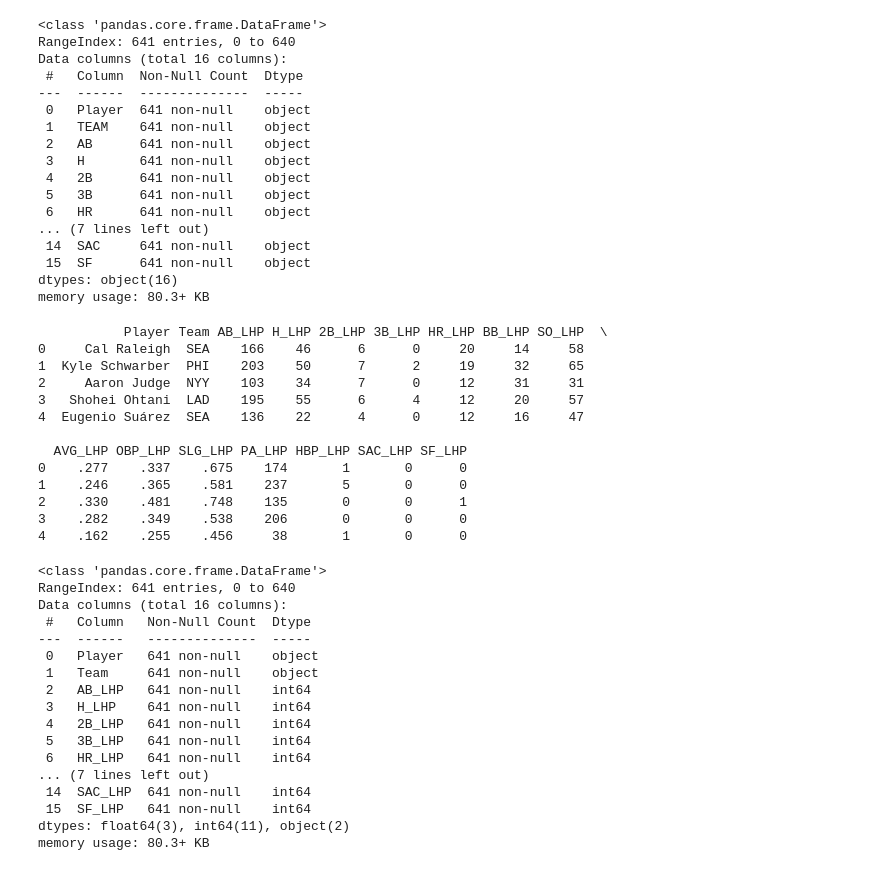
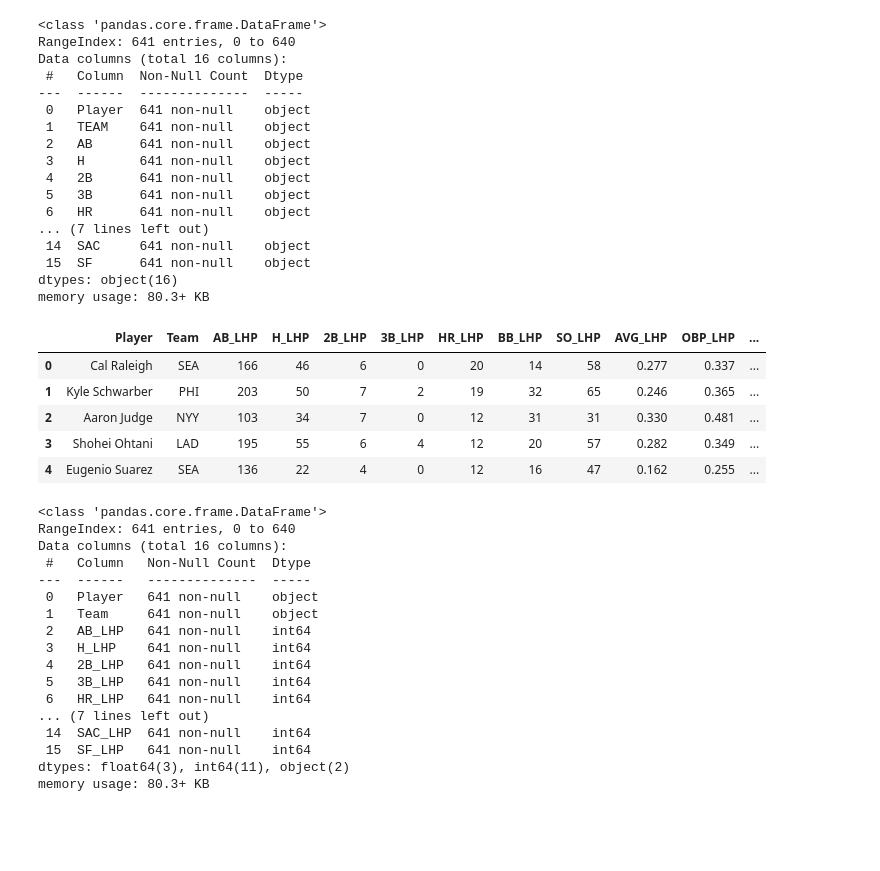
Before and after one commit to Jeremy-Thompson33/BaseballSimulator, a Jupyter notebook: BaseballSimulation.ipynb, the cells around one changed output. Saved outputs shown, nothing was run; the diff lists cells and outputs as text; code cells hidden in the pictures; blank space fills up the shorter version.

```diff
--- a/BaseballSimulation.ipynb
+++ b/BaseballSimulation.ipynb
@@ -521,23 +522,16 @@ memory usage: 80.3+ KB
 # %%
 # Change header names
 full_LHP_hitting_stats_df.columns = ['Player'] + ['Team'] + [col + '_LHP' if not col.endswith('LHP') else col for col in full_LHP_hitting_stats_df.columns[2:]]
 
 # Print dataframe
-print(full_LHP_hitting_stats_df.head())
+full_LHP_hitting_stats_df.head()
 # %% [output]
-           Player Team AB_LHP H_LHP 2B_LHP 3B_LHP HR_LHP BB_LHP SO_LHP  \
-0     Cal Raleigh  SEA    166    46      6      0     20     14     58
-1  Kyle Schwarber  PHI    203    50      7      2     19     32     65
-2     Aaron Judge  NYY    103    34      7      0     12     31     31
-3   Shohei Ohtani  LAD    195    55      6      4     12     20     57
-4  Eugenio Suárez  SEA    136    22      4      0     12     16     47
-
-  AVG_LHP OBP_LHP SLG_LHP PA_LHP HBP_LHP SAC_LHP SF_LHP
-0    .277    .337    .675    174       1       0      0
-1    .246    .365    .581    237       5       0      0
-2    .330    .481    .748    135       0       0      1
-3    .282    .349    .538    206       0       0      0
-4    .162    .255    .456     38       1       0      0
+|  | Player | Team | AB_LHP | H_LHP | 2B_LHP | 3B_LHP | HR_LHP | BB_LHP | SO_LHP | AVG_LHP | OBP_LHP | ... |
+| 0 | Cal Raleigh | SEA | 166 | 46 | 6 | 0 | 20 | 14 | 58 | 0.277 | 0.337 | ... |
+| 1 | Kyle Schwarber | PHI | 203 | 50 | 7 | 2 | 19 | 32 | 65 | 0.246 | 0.365 | ... |
+| 2 | Aaron Judge | NYY | 103 | 34 | 7 | 0 | 12 | 31 | 31 | 0.330 | 0.481 | ... |
+| 3 | Shohei Ohtani | LAD | 195 | 55 | 6 | 4 | 12 | 20 | 57 | 0.282 | 0.349 | ... |
+| 4 | Eugenio Suarez | SEA | 136 | 22 | 4 | 0 | 12 | 16 | 47 | 0.162 | 0.255 | ... |
 # %%
 # Change datatypes of columns
 for col in full_LHP_hitting_stats_df.columns[2:]:
```
Also changed, not shown: parts of 7 cells of this notebook.
